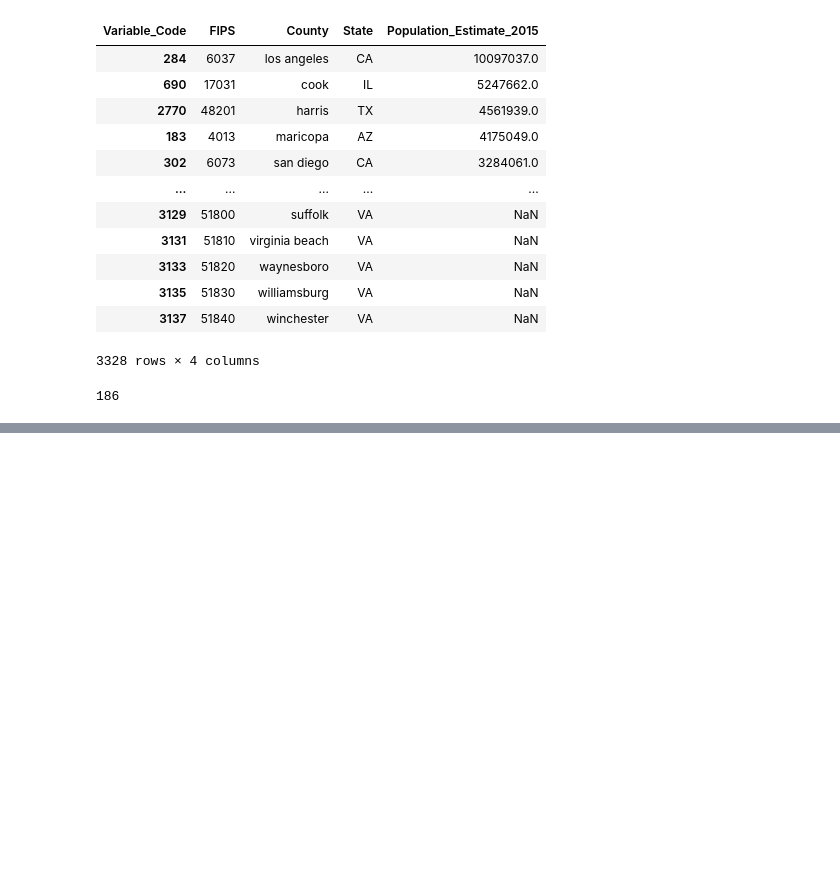
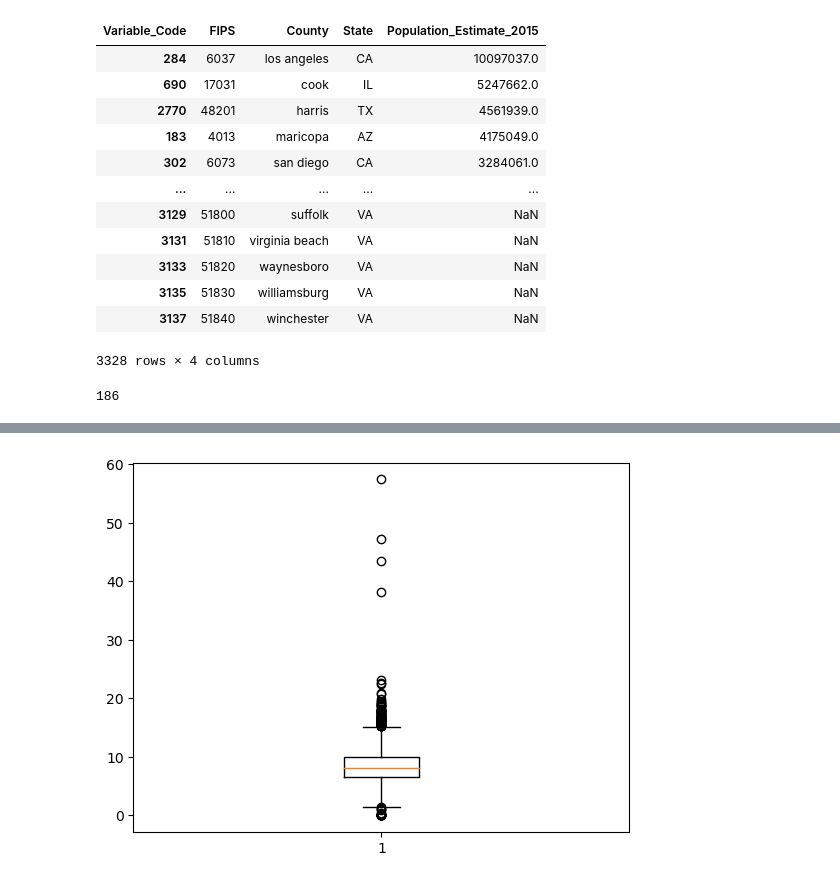
Before and after one commit to gabbycjames/DataScience_Capstone, a Jupyter notebook: DataWrangling.ipynb, the cells around one changed output, grey strips where cells are left out. Saved outputs shown, nothing was run; the diff lists cells and outputs as text; code cells hidden in the pictures; blank space fills up the shorter version.

```diff
--- a/DataWrangling.ipynb
+++ b/DataWrangling.ipynb
@@ -550,0 +676,5 @@ df_condensed.isna().sum().sort_values(ascending=False)
+# %%
+plt.boxplot(df_condensed["PCT_REDUCED_LUNCH10"])
+plt.show()
+# %% [output]
+[figure, added]
```
Also changed, not shown: parts of 53 cells of this notebook.
